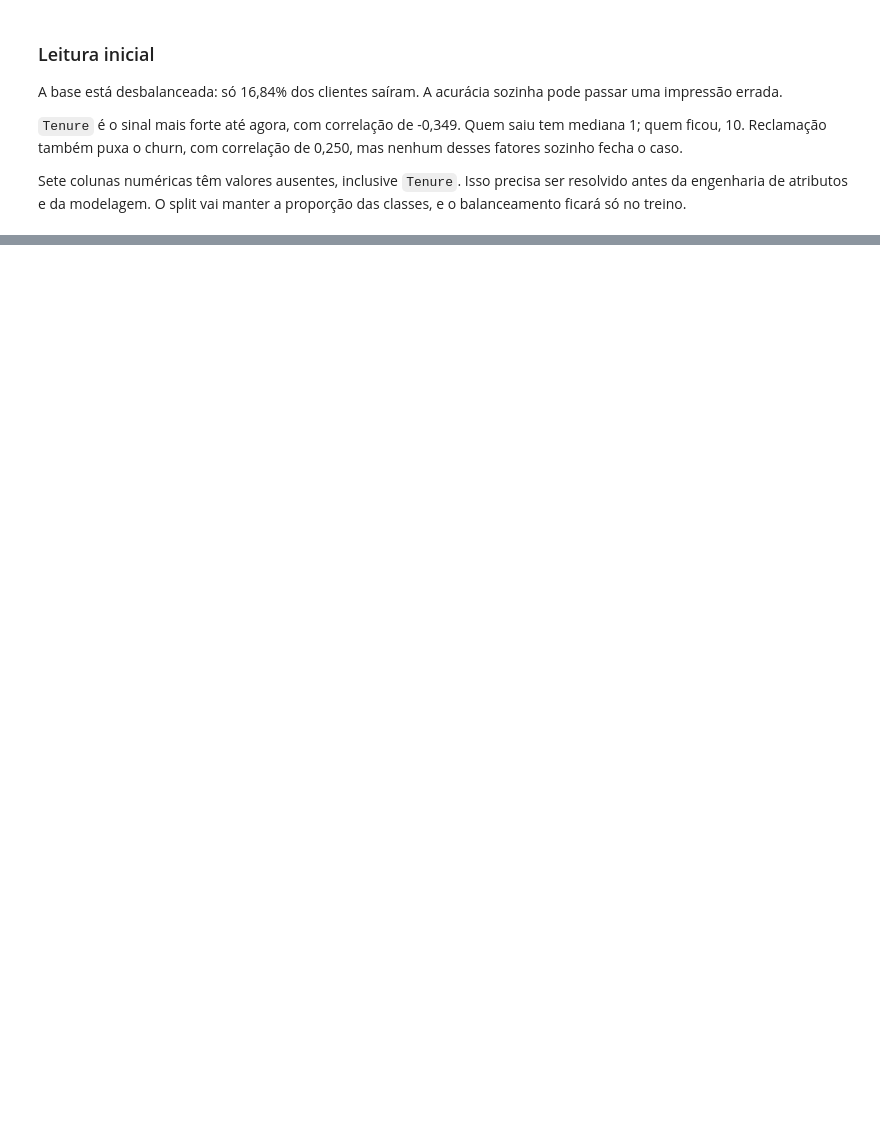
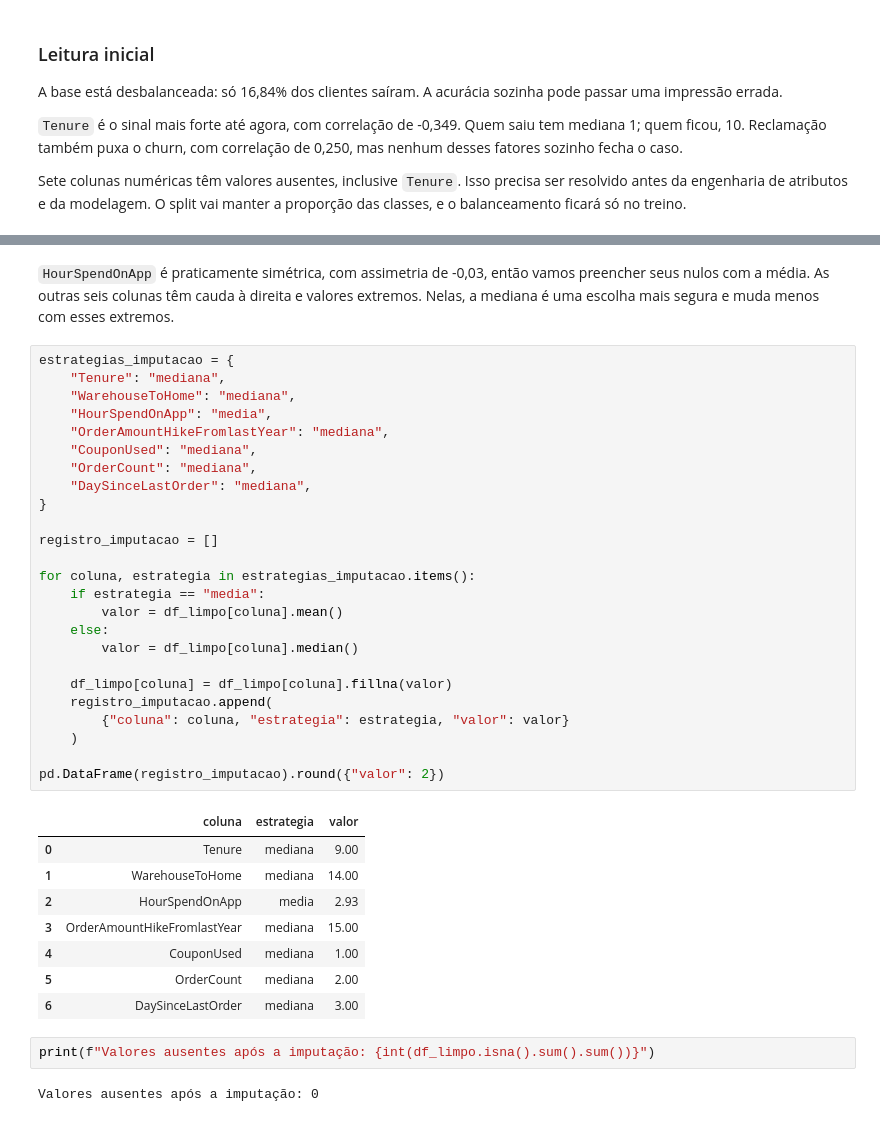
Before and after one commit to dyrg/sctec-ml-vc, a Jupyter notebook: modulo-1/projeto-final/projeto_final.ipynb, the cells around one changed output, grey strips where cells are left out. Cells and saved outputs as stored; diff of their text form; blank space fills up the shorter version.

```diff
--- a/modulo-1/projeto-final/projeto_final.ipynb
+++ b/modulo-1/projeto-final/projeto_final.ipynb
@@ -129,0 +259,40 @@ Sete colunas numéricas têm valores ausentes, inclusive `Tenure`. Isso precisa
+# %% [markdown]
+`HourSpendOnApp` é praticamente simétrica, com assimetria de -0,03, então vamos preencher seus nulos com a média. As outras seis colunas têm cauda à direita e valores extremos. Nelas, a mediana é uma escolha mais segura e muda menos com esses extremos.
+# %%
+estrategias_imputacao = {
+    "Tenure": "mediana",
+    "WarehouseToHome": "mediana",
+    "HourSpendOnApp": "media",
+    "OrderAmountHikeFromlastYear": "mediana",
+    "CouponUsed": "mediana",
+    "OrderCount": "mediana",
+    "DaySinceLastOrder": "mediana",
+}
+
+registro_imputacao = []
+
+for coluna, estrategia in estrategias_imputacao.items():
+    if estrategia == "media":
+        valor = df_limpo[coluna].mean()
+    else:
+        valor = df_limpo[coluna].median()
+
+    df_limpo[coluna] = df_limpo[coluna].fillna(valor)
+    registro_imputacao.append(
+        {"coluna": coluna, "estrategia": estrategia, "valor": valor}
+    )
+
+pd.DataFrame(registro_imputacao).round({"valor": 2})
+# %% [output]
+|  | coluna | estrategia | valor |
+| 0 | Tenure | mediana | 9.00 |
+| 1 | WarehouseToHome | mediana | 14.00 |
+| 2 | HourSpendOnApp | media | 2.93 |
+| 3 | OrderAmountHikeFromlastYear | mediana | 15.00 |
+| 4 | CouponUsed | mediana | 1.00 |
+| 5 | OrderCount | mediana | 2.00 |
+| 6 | DaySinceLastOrder | mediana | 3.00 |
+# %%
+print(f"Valores ausentes após a imputação: {int(df_limpo.isna().sum().sum())}")
+# %% [output]
+Valores ausentes após a imputação: 0
```
Also changed, not shown: parts of 24 cells of this notebook, 1 other file.
